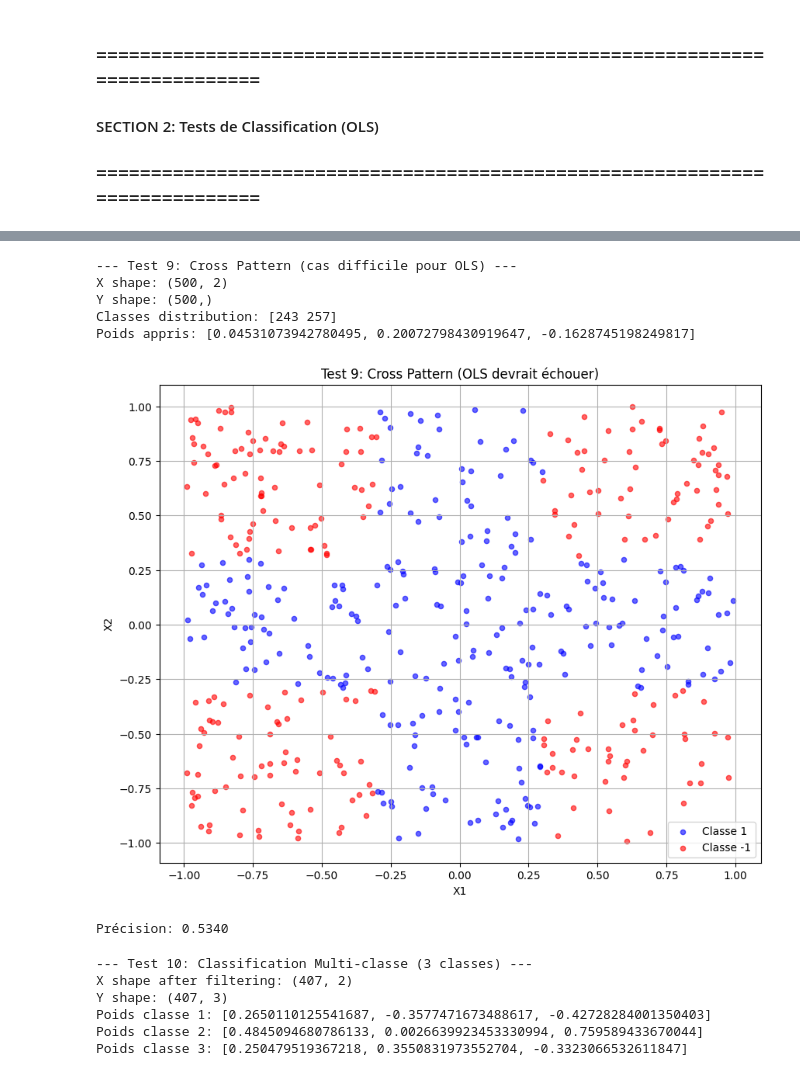
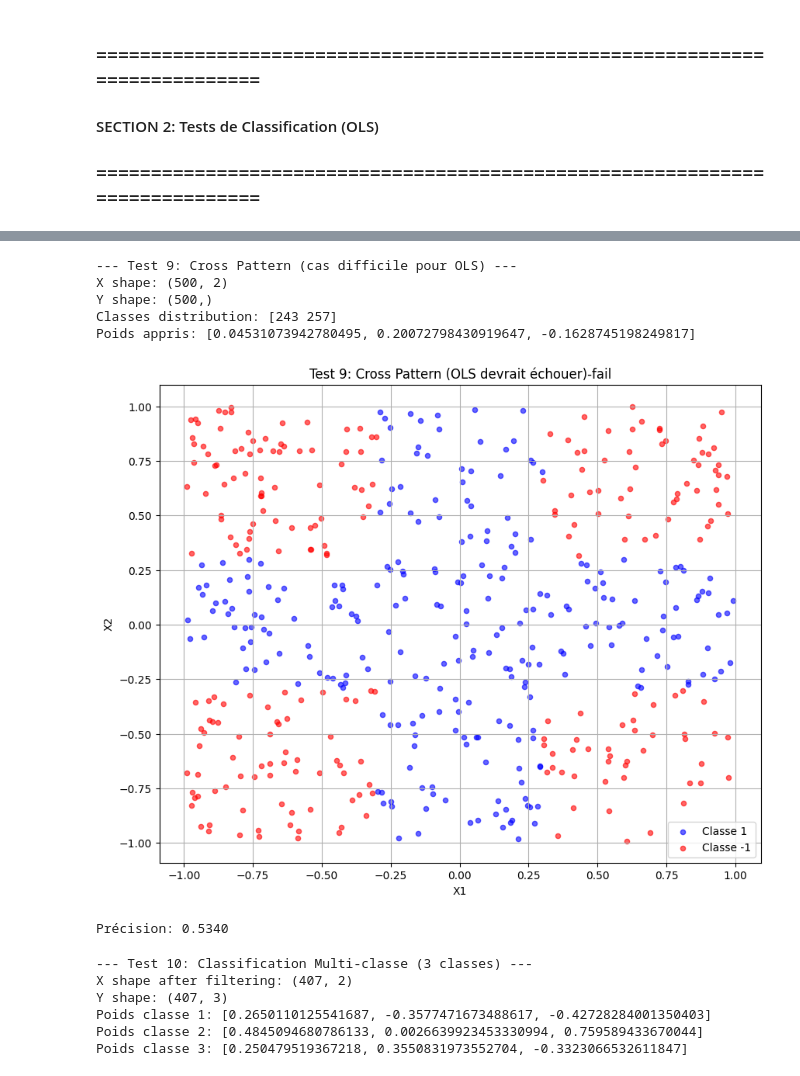
Before and after one commit to PA-2025/better_tensorflow, a Jupyter notebook: python/case_test_note_book/ols.ipynb, the cells around one changed output, grey strips where cells are left out. Cells and saved outputs as stored; diff of their text form; code cells hidden in the pictures.

```diff
--- a/python/case_test_note_book/ols.ipynb
+++ b/python/case_test_note_book/ols.ipynb
@@ -524,46 +530,46 @@ np.random.seed(42)
 X9 = np.random.random((500, 2)) * 2.0 - 1.0
 Y9 = np.array([1 if abs(p[0]) <= 0.3 or abs(p[1]) <= 0.3 else -1 for p in X9]).astype(np.float32)
 
-# Convertir Y9 en entiers non négatifs pour np.bincount
+# Convert Y9 en entiers non négatifs pour np.bincount
 Y9_int = (Y9 > 0).astype(int)
 
-# Préparer les données pour OLS
+# prepare data for OLS
 X9_bias = np.column_stack([np.ones(X9.shape[0]), X9]).astype(np.float32)
 print(f"X shape: {X9.shape}")
 print(f"Y shape: {Y9.shape}")
 print(f"Classes distribution: {np.bincount(Y9_int)}")
 
-# Entraîner le modèle OLS
+# Train OLs model
 weights9 = bt.train_ols(X9_bias.tolist(), Y9.tolist())
 print(f"Poids appris: {weights9}")
 
-# Prédictions
+# Prediction
 predictions9 = bt.predict_ols(X9_bias.tolist(), weights9)
 predictions9_class = [1 if p > 0 else -1 for p in predictions9]
 
-# Visualisation
+# Viz
 plt.figure(figsize=(10, 8))
 positive_mask = Y9 == 1
 negative_mask = Y9 == -1
 plt.scatter(X9[positive_mask, 0], X9[positive_mask, 1], color='blue', label='Classe 1', alpha=0.6, s=20)
 plt.scatter(X9[negative_mask, 0], X9[negative_mask, 1], color='red', label='Classe -1', alpha=0.6, s=20)
 plt.xlabel('X1')
 plt.ylabel('X2')
-plt.title('Test 9: Cross Pattern (OLS devrait échouer)')
+plt.title('Test 9: Cross Pattern (OLS devrait échouer)-fail')
 plt.legend()
 plt.grid(True)
 plt.show()
 
-# Calcul précision
+#  précision
 accuracy9 = calculate_accuracy(Y9, predictions9_class)
 print(f"Précision: {accuracy9:.4f}")
 # %% [output]
 --- Test 9: Cross Pattern (cas difficile pour OLS) ---
 X shape: (500, 2)
 Y shape: (500,)
 Classes distribution: [243 257]
 Poids appris: [0.04531073942780495, 0.20072798430919647, -0.1628745198249817]
-[figure, old version]
+[figure, new version]
 Précision: 0.5340
 # %%
 # Test 10: Multi-class Classification (3 classes using multiple OLS)
```
Also changed, not shown: parts of 13 cells of this notebook.
